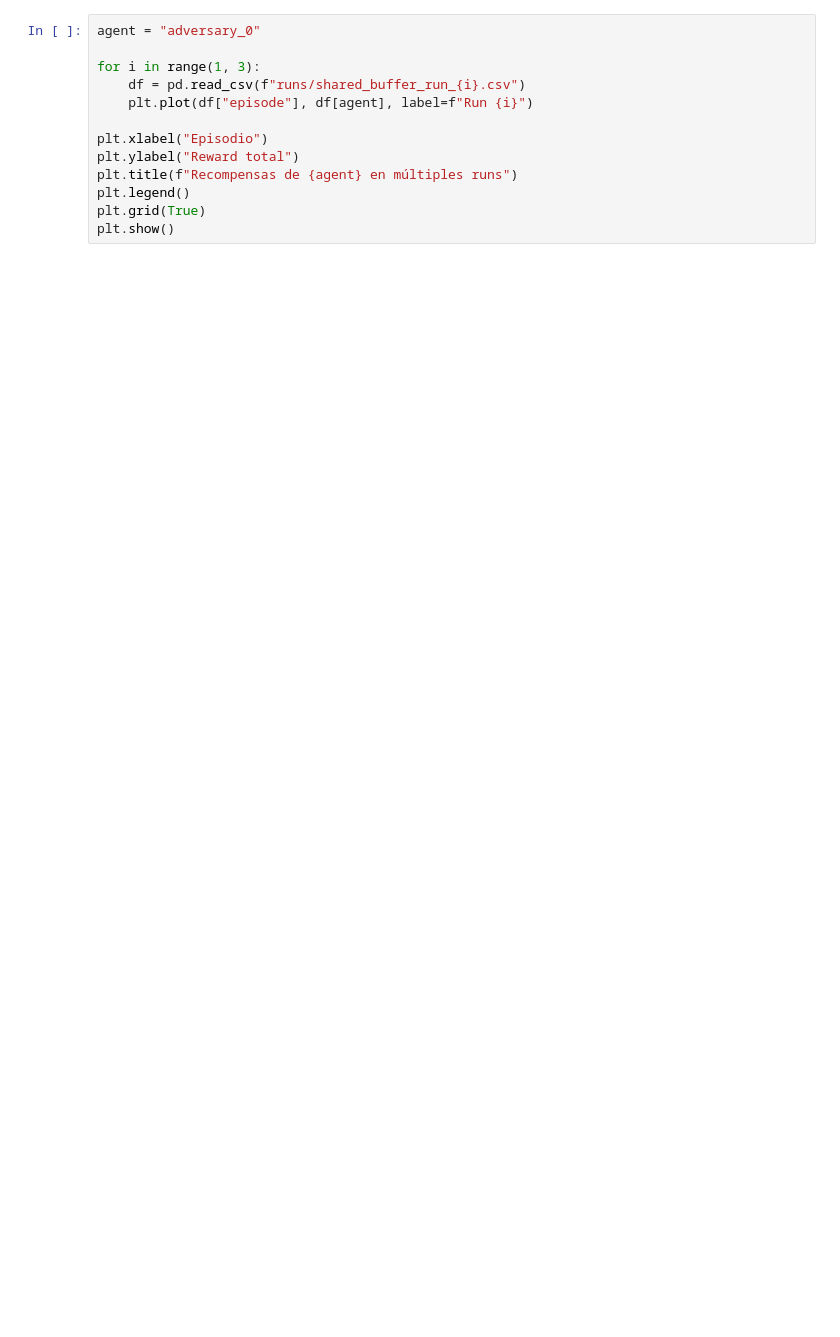
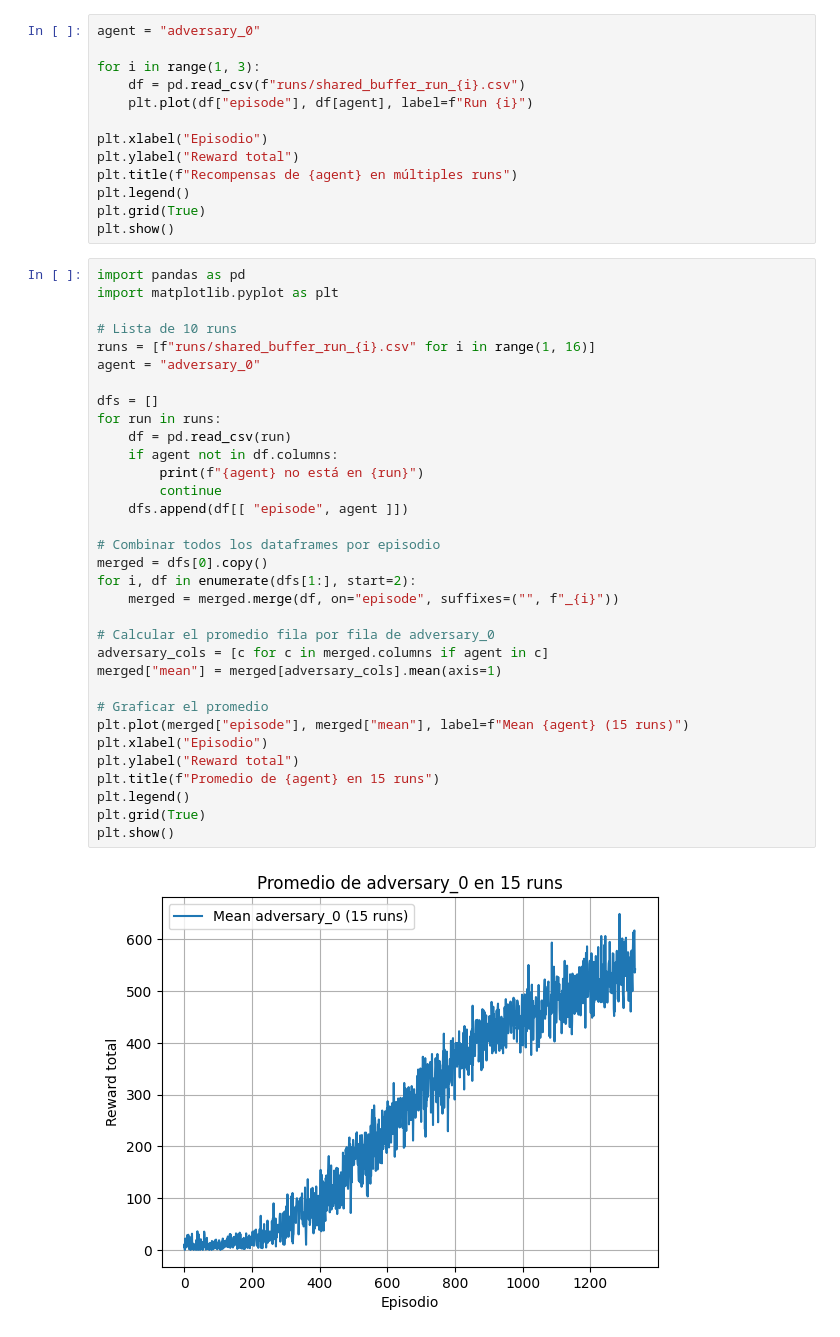
Before and after one commit to JuanHernandez-uc/Proyecto-RL, a Jupyter notebook: NGUMultiAgent/save_runs_simple_tag_shared_buffer.ipynb, the cells around one changed output. Saved outputs shown, nothing was run; the diff lists cells and outputs as text; blank space fills up the shorter version.

Commit message:
add 15 runs shared buffer

```diff
--- a/NGUMultiAgent/save_runs_simple_tag_shared_buffer.ipynb
+++ b/NGUMultiAgent/save_runs_simple_tag_shared_buffer.ipynb
@@ -75,3 +131,38 @@ plt.title(f"Recompensas de {agent} en múltiples runs")
 plt.legend()
 plt.grid(True)
 plt.show()
+# %%
+import pandas as pd
+import matplotlib.pyplot as plt
+
+# Lista de 10 runs
+runs = [f"runs/shared_buffer_run_{i}.csv" for i in range(1, 16)]
+agent = "adversary_0"
+
+dfs = []
+for run in runs:
+    df = pd.read_csv(run)
+    if agent not in df.columns:
+        print(f"{agent} no está en {run}")
+        continue
+    dfs.append(df[[ "episode", agent ]])
+
+# Combinar todos los dataframes por episodio
+merged = dfs[0].copy()
+for i, df in enumerate(dfs[1:], start=2):
+    merged = merged.merge(df, on="episode", suffixes=("", f"_{i}"))
+
+# Calcular el promedio fila por fila de adversary_0
+adversary_cols = [c for c in merged.columns if agent in c]
+merged["mean"] = merged[adversary_cols].mean(axis=1)
+
+# Graficar el promedio
+plt.plot(merged["episode"], merged["mean"], label=f"Mean {agent} (15 runs)")
+plt.xlabel("Episodio")
+plt.ylabel("Reward total")
+plt.title(f"Promedio de {agent} en 15 runs")
+plt.legend()
+plt.grid(True)
+plt.show()
+# %% [output]
+[figure, added]
```
Also changed, not shown: parts of 2 cells of this notebook, 15 other files.
